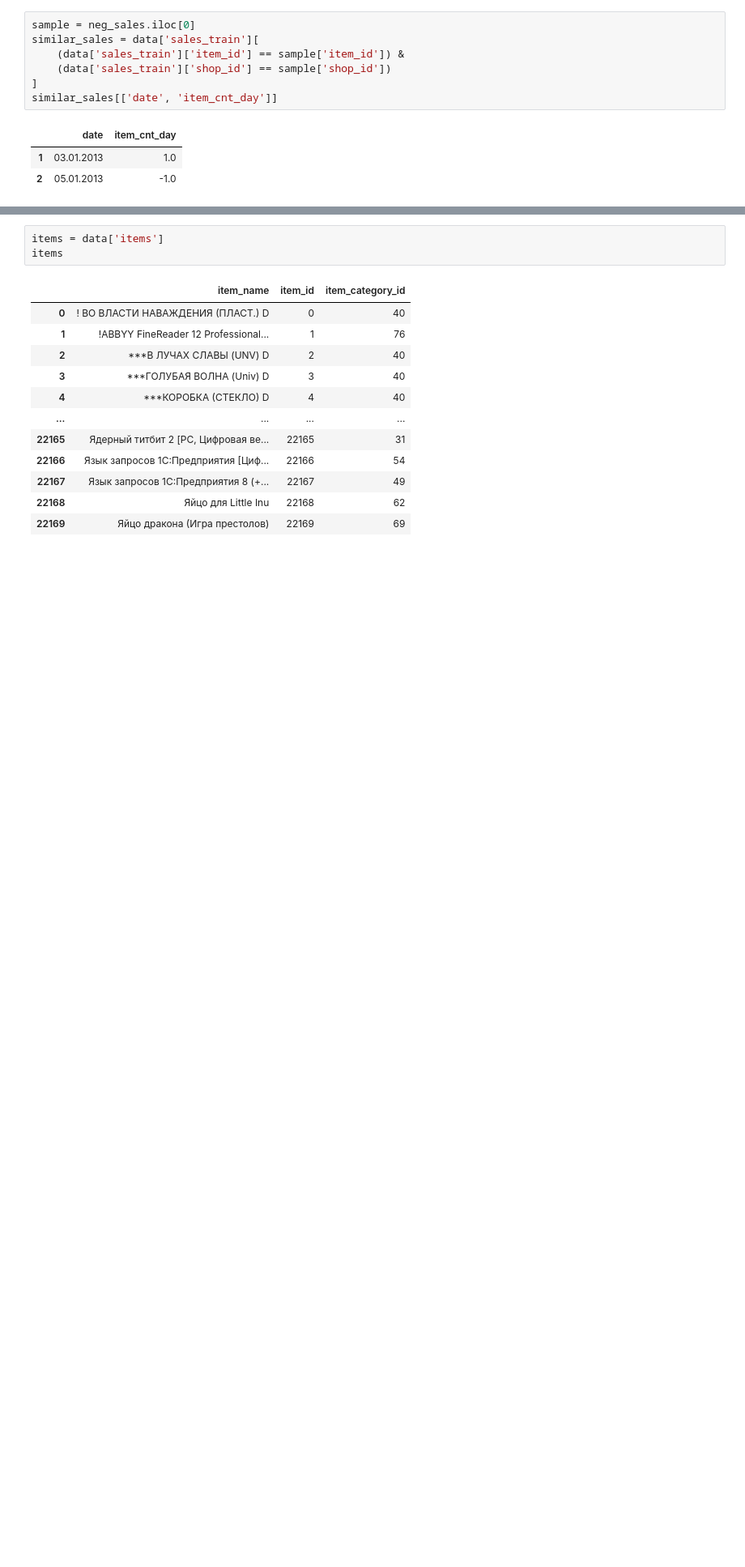
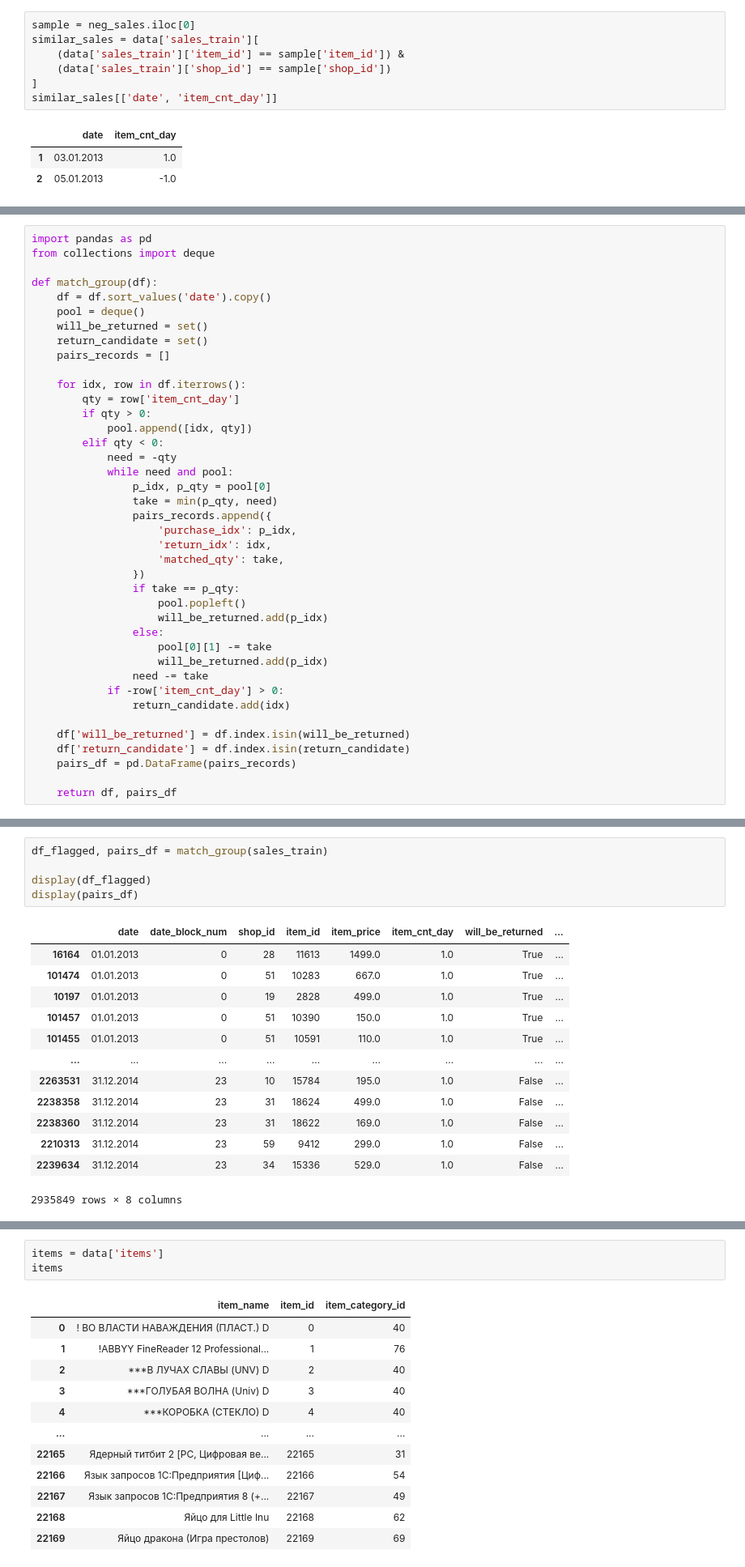
Before and after one commit to Dybal-Ilia/Innowise-Dybal, a Jupyter notebook: notebooks/dqc_etl_implementation.ipynb, the cells around one changed output, grey strips where cells are left out. Shown: that part at 81% size. Saved outputs shown, nothing was run; the diff lists cells and outputs as text; blank space fills up the shorter version.

```diff
--- a/notebooks/dqc_etl_implementation.ipynb
+++ b/notebooks/dqc_etl_implementation.ipynb
@@ -296,0 +315,40 @@ similar_sales[['date', 'item_cnt_day']]
+# %%
+import pandas as pd
+from collections import deque
+
+def match_group(df):
+    df = df.sort_values('date').copy()
+    pool = deque()
+    will_be_returned = set()
+    return_candidate = set()
+    pairs_records = []
+
+    for idx, row in df.iterrows():
+        qty = row['item_cnt_day']
+        if qty > 0:
+            pool.append([idx, qty])
+        elif qty < 0:
+            need = -qty
+            while need and pool:
+                p_idx, p_qty = pool[0]
+                take = min(p_qty, need)
+                pairs_records.append({
+                    'purchase_idx': p_idx,
+                    'return_idx': idx,
+                    'matched_qty': take,
+                })
+                if take == p_qty:
+                    pool.popleft()
+                    will_be_returned.add(p_idx)
+                else:
+                    pool[0][1] -= take
+                    will_be_returned.add(p_idx)
+                need -= take
+            if -row['item_cnt_day'] > 0:
+                return_candidate.add(idx)
+
+    df['will_be_returned'] = df.index.isin(will_be_returned)
+    df['return_candidate'] = df.index.isin(return_candidate)
+    pairs_df = pd.DataFrame(pairs_records)
+
+    return df, pairs_df
@@ -296,0 +357,19 @@ similar_sales[['date', 'item_cnt_day']]
+# %%
+df_flagged, pairs_df = match_group(sales_train)
+
+display(df_flagged)
+display(pairs_df)
+# %% [output]
+|  | date | date_block_num | shop_id | item_id | item_price | item_cnt_day | will_be_returned | ... |
+| 16164 | 01.01.2013 | 0 | 28 | 11613 | 1499.0 | 1.0 | True | ... |
+| 101474 | 01.01.2013 | 0 | 51 | 10283 | 667.0 | 1.0 | True | ... |
+| 10197 | 01.01.2013 | 0 | 19 | 2828 | 499.0 | 1.0 | True | ... |
+| 101457 | 01.01.2013 | 0 | 51 | 10390 | 150.0 | 1.0 | True | ... |
+| 101455 | 01.01.2013 | 0 | 51 | 10591 | 110.0 | 1.0 | True | ... |
+| ... | ... | ... | ... | ... | ... | ... | ... | ... |
+| 2263531 | 31.12.2014 | 23 | 10 | 15784 | 195.0 | 1.0 | False | ... |
+| 2238358 | 31.12.2014 | 23 | 31 | 18624 | 499.0 | 1.0 | False | ... |
+| 2238360 | 31.12.2014 | 23 | 31 | 18622 | 169.0 | 1.0 | False | ... |
+| 2210313 | 31.12.2014 | 23 | 59 | 9412 | 299.0 | 1.0 | False | ... |
+| 2239634 | 31.12.2014 | 23 | 34 | 15336 | 529.0 | 1.0 | False | ... |
+2935849 rows × 8 columns
```
Also changed, not shown: parts of 13 cells of this notebook.
